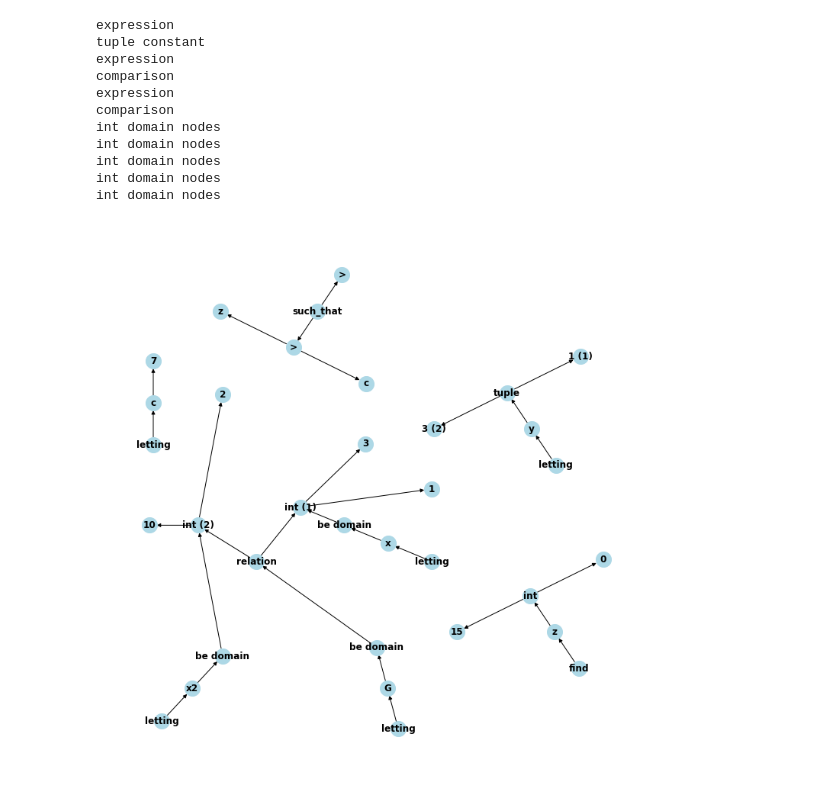
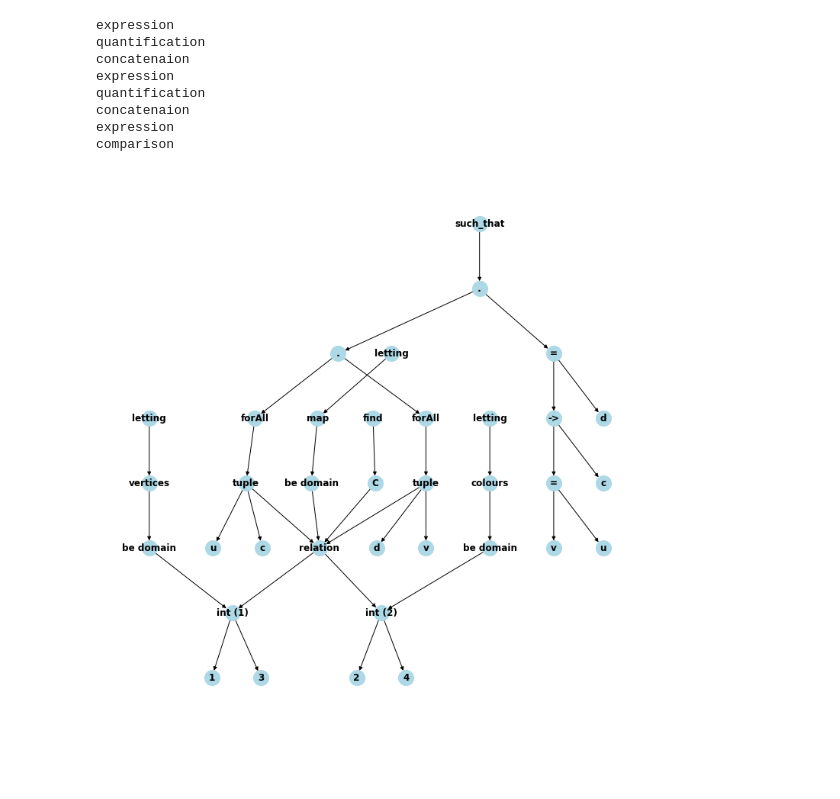
Before and after one commit to stacs-cp/ree, a Jupyter notebook: Essence_PyParser.ipynb, the cells around one changed output. Drawn from its saved outputs; the diff is of its cells as text; code cells hidden in the pictures; blank space fills up the shorter version.

```diff
--- a/Essence_PyParser.ipynb
+++ b/Essence_PyParser.ipynb
@@ -364,29 +469,26 @@ def parseAndPlot(input_str):
       add_nodes_edges(G, ast)
 
   labels = nx.get_node_attributes(G, 'label')
-  pos = graphviz_layout(G, prog="twopi")
+  pos = graphviz_layout(G, prog="dot")
   plt.figure(figsize=(10,10))
-  nx.draw(G, pos,with_labels=True,labels=labels, node_size=400, node_color="lightblue", font_size=12, font_weight="bold")
+  nx.draw(G,pos,with_labels=True,labels=labels, node_size=400, node_color="lightblue", font_size=12, font_weight="bold")
   plt.show()
 # %%
-input = """ letting x be domain int(1..3) letting y be (1,3)
-letting x2 be domain int(2..10)
-letting G be domain relation of (x * x2)
-letting c be 7
-find z: int(0..15)
-such that z > c
+input = """ letting vertices be domain int(1..3)
+letting colours be domain int(2..4)
+letting map be domain relation of (vertices * colours)
+find C : map
+such that
+  forAll u,v : vertices
 """
-parseAndPlot(input)
+parseAndPlot(input_str)
 # %% [output]
 expression
-tuple constant
+quantification
+concatenaion
+expression
+quantification
+concatenaion
 expression
 comparison
-expression
-comparison
-int domain nodes
-int domain nodes
-int domain nodes
-int domain nodes
-int domain nodes
-[figure, old version]
+[figure, new version]
```
Also changed, not shown: parts of 1 cell of this notebook.
